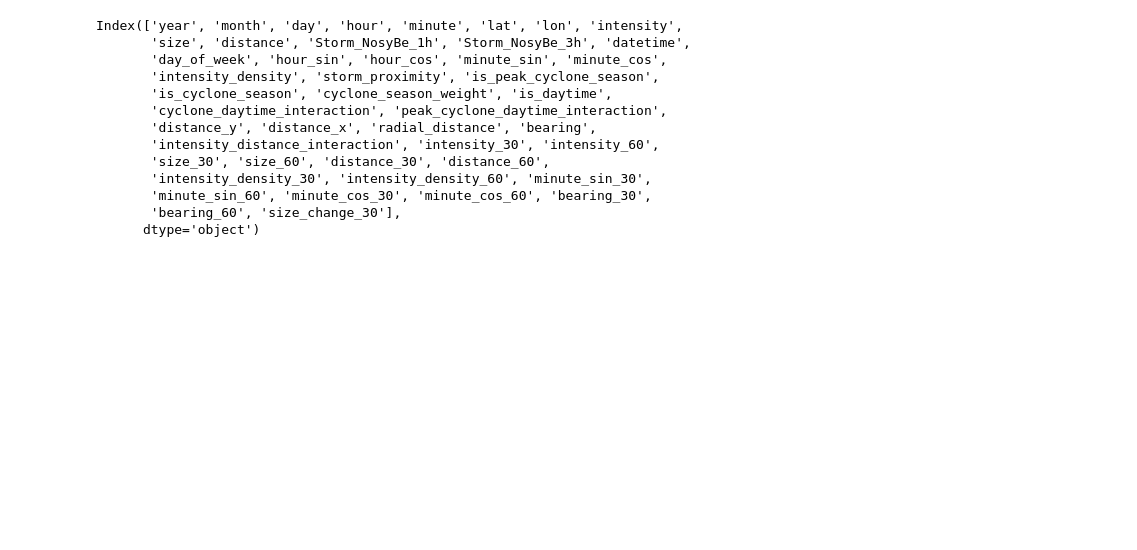
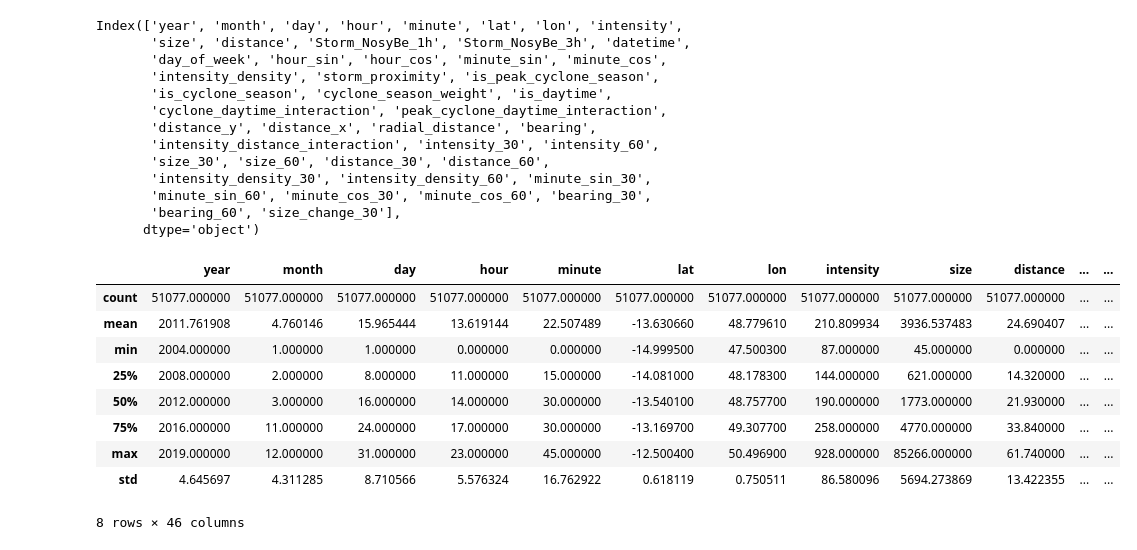
Before and after one commit to Andrianarimanana/Storm_Prediction_Madagascar, a Jupyter notebook: notebook.ipynb, the cells around one changed output. Saved outputs shown, nothing was run; the diff lists cells and outputs as text; code cells hidden in the pictures; blank space fills up the shorter version.

```diff
--- a/notebook.ipynb
+++ b/notebook.ipynb
@@ -143,3 +143,16 @@ Index(['year', 'month', 'day', 'hour', 'minute', 'lat', 'lon', 'intensity',
        'minute_sin_60', 'minute_cos_30', 'minute_cos_60', 'bearing_30',
        'bearing_60', 'size_change_30'],
       dtype='object')
+# %%
+train_df.describe()
+# %% [output]
+|  | year | month | day | hour | minute | lat | lon | intensity | size | distance | ... | ... |
+| count | 51077.000000 | 51077.000000 | 51077.000000 | 51077.000000 | 51077.000000 | 51077.000000 | 51077.000000 | 51077.000000 | 51077.000000 | 51077.000000 | ... | ... |
+| mean | 2011.761908 | 4.760146 | 15.965444 | 13.619144 | 22.507489 | -13.630660 | 48.779610 | 210.809934 | 3936.537483 | 24.690407 | ... | ... |
+| min | 2004.000000 | 1.000000 | 1.000000 | 0.000000 | 0.000000 | -14.999500 | 47.500300 | 87.000000 | 45.000000 | 0.000000 | ... | ... |
+| 25% | 2008.000000 | 2.000000 | 8.000000 | 11.000000 | 15.000000 | -14.081000 | 48.178300 | 144.000000 | 621.000000 | 14.320000 | ... | ... |
+| 50% | 2012.000000 | 3.000000 | 16.000000 | 14.000000 | 30.000000 | -13.540100 | 48.757700 | 190.000000 | 1773.000000 | 21.930000 | ... | ... |
+| 75% | 2016.000000 | 11.000000 | 24.000000 | 17.000000 | 30.000000 | -13.169700 | 49.307700 | 258.000000 | 4770.000000 | 33.840000 | ... | ... |
+| max | 2019.000000 | 12.000000 | 31.000000 | 23.000000 | 45.000000 | -12.500400 | 50.496900 | 928.000000 | 85266.000000 | 61.740000 | ... | ... |
+| std | 4.645697 | 4.311285 | 8.710566 | 5.576324 | 16.762922 | 0.618119 | 0.750511 | 86.580096 | 5694.273869 | 13.422355 | ... | ... |
+8 rows × 46 columns
```
Also changed, not shown: parts of 8 cells of this notebook.
